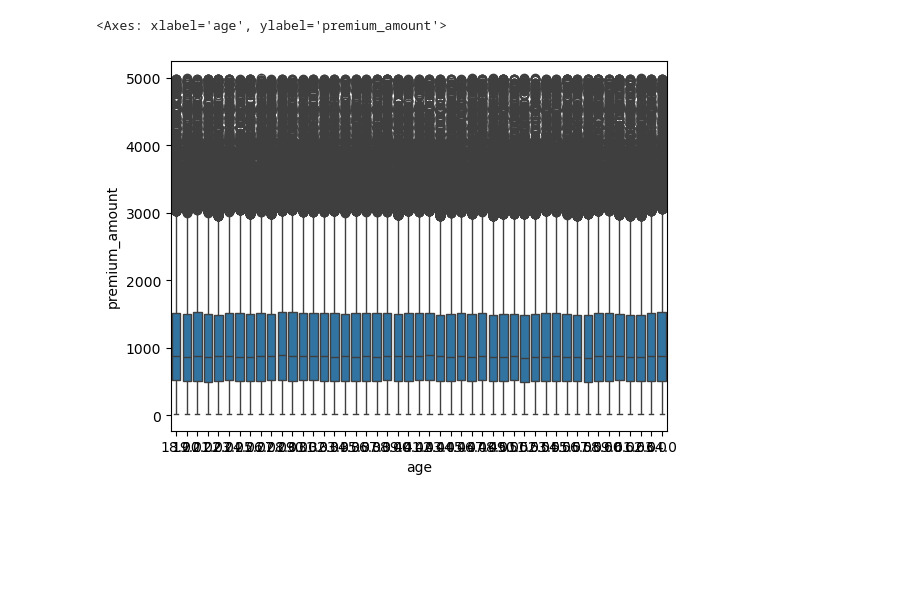
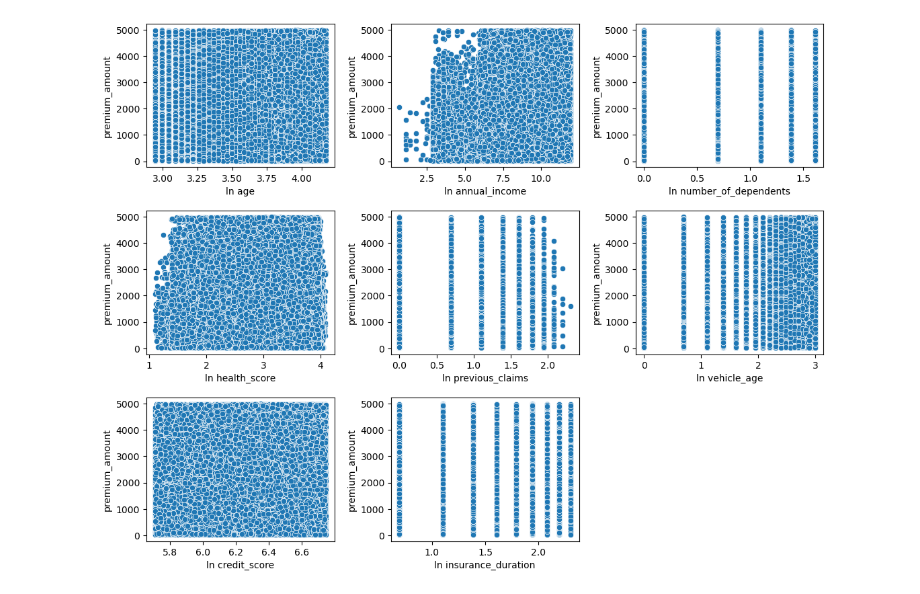
Before and after one commit to LokeshTiwari004/RegressionInsurance, a Jupyter notebook: EDA.ipynb, the cells around one changed output. Drawn from its saved outputs; the diff is of its cells as text; code cells hidden in the pictures; blank space fills up the shorter version.

Commit message:
analyzing  Relation between Features and Target using Plots.

```diff
--- a/EDA.ipynb
+++ b/EDA.ipynb
@@ -49,2 +49,7 @@ Data columns (total 21 columns):
 dtypes: float64(9), int64(1), object(11)
 memory usage: 192.3+ MB
+# %%
+corr_mat = df.corr(numeric_only=True)
+plt.figure(figsize=(8, 6))
+sns.heatmap(corr_mat, annot=True, cmap="YlGnBu", fmt='.2f')
+plt.show()
@@ -50,0 +58,3 @@ memory usage: 192.3+ MB
+# %%
+model = ols("premium_amount ~ age", data=df).fit()
+print(model.summary())
@@ -50,0 +79,6 @@ memory usage: 192.3+ MB
+# %%
+for num_feat in corr_mat.columns[1:-1]:
+  model = ols(f"premium_amount ~ {num_feat}", data=df).fit()
+  pval = model.pvalues[num_feat]
+  reg_significant = pval < 0.05
+  print(num_feat, f'{pval:.4f}', reg_significant, 'Significant' if reg_significant else 'Insignificant')
@@ -50,0 +94,10 @@ memory usage: 192.3+ MB
+# %%
+plt.figure(figsize=(13, 10))
+for i, num_feat in enumerate(corr_mat.columns[1: -1]):
+  plt.subplot(3, 3, i + 1)
+  if df[num_feat].nunique() < 21:
+    sns.boxplot(data=df, x=num_feat, y='premium_amount')
+  else:
+    sns.scatterplot(data=df, x=f'{num_feat}', y='premium_amount')
+plt.subplots_adjust(wspace=0.3, hspace=0.3)
+plt.show()
@@ -50,0 +106,12 @@ memory usage: 192.3+ MB
+# %%
+plt.figure(figsize=(13, 10))
+for i, num_feat in enumerate(corr_mat.columns[1: -1]):
+  plt.subplot(3, 3, i + 1)
+  x = df.loc[:, num_feat].map(lambda x: np.log1p(x))
+  sns.scatterplot(data=df, x=x, y='premium_amount')
+  plt.xlabel(f'ln {num_feat}')
+  plt.ylabel('premium_amount')
+plt.subplots_adjust(wspace=0.3, hspace=0.3)
+plt.show()
+# %% [output]
+[figure, added]
@@ -51,6 +128,3 @@ memory usage: 192.3+ MB
 # %%
-import seaborn as sns
-sns.boxplot(data=df, x='age', y='premium_amount')
+# import seaborn as sns
+# sns.boxplot(data=df, x='age', y='premium_amount')
-# %% [output]
-<Axes: xlabel='age', ylabel='premium_amount'>
-[figure, removed]
```
Also changed, not shown: parts of 13 cells of this notebook.
